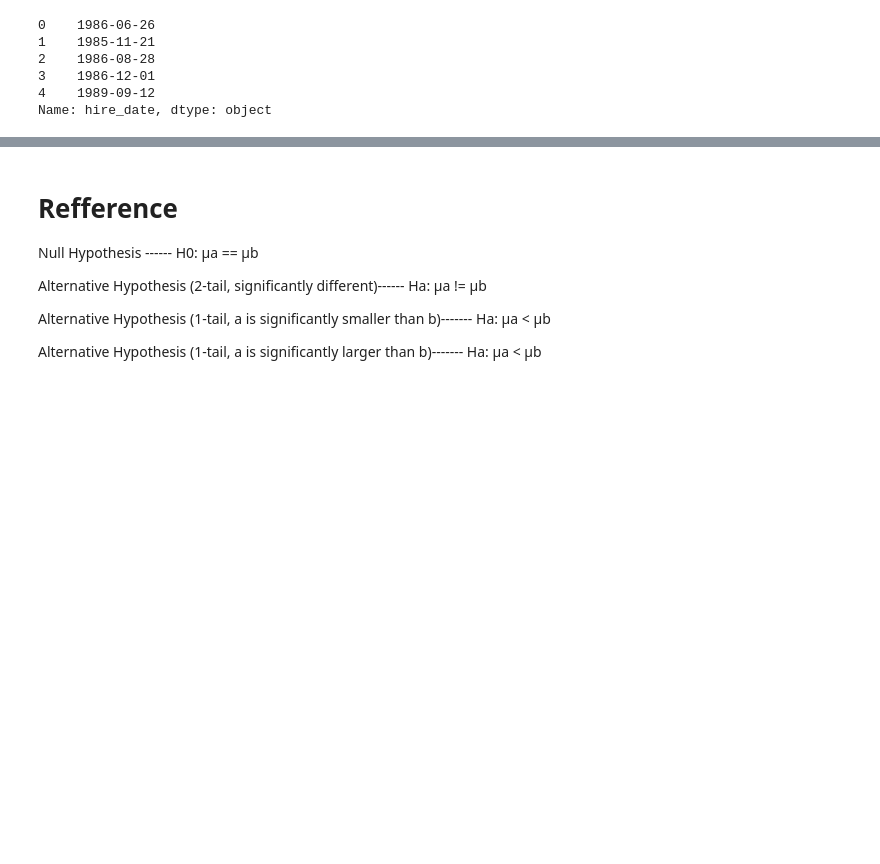
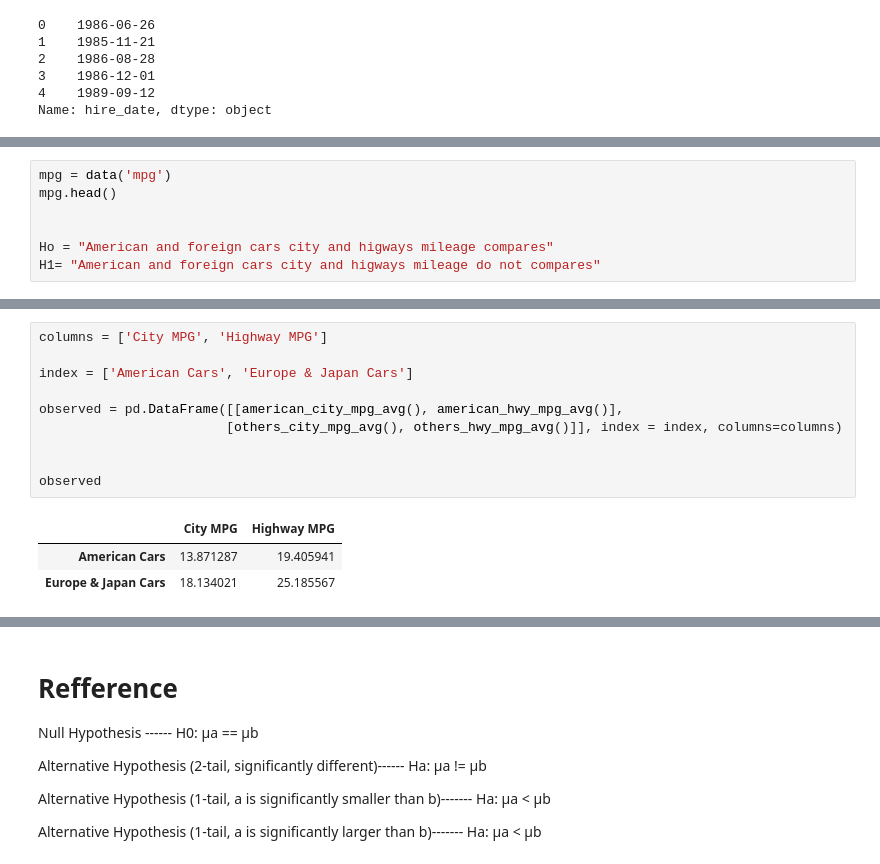
Before and after one commit to stephenkipkurui/statistics-exercises, a Jupyter notebook: hypothesis_testing.ipynb, the cells around one changed output, grey strips where cells are left out. Cells and saved outputs as stored; diff of their text form; blank space fills up the shorter version.

```diff
--- a/hypothesis_testing.ipynb
+++ b/hypothesis_testing.ipynb
@@ -816,0 +954,7 @@ SyntaxError: invalid syntax (171086302.py, line 1)
+# %%
+mpg = data('mpg')
+mpg.head()
+
+
+Ho = "American and foreign cars city and higways mileage compares"
+H1= "American and foreign cars city and higways mileage do not compares"
@@ -816,0 +1072,14 @@ SyntaxError: invalid syntax (171086302.py, line 1)
+# %%
+columns = ['City MPG', 'Highway MPG']
+
+index = ['American Cars', 'Europe & Japan Cars']
+
+observed = pd.DataFrame([[american_city_mpg_avg(), american_hwy_mpg_avg()],
+                        [others_city_mpg_avg(), others_hwy_mpg_avg()]], index = index, columns=columns)
+
+
+observed
+# %% [output]
+|  | City MPG | Highway MPG |
+| American Cars | 13.871287 | 19.405941 |
+| Europe & Japan Cars | 18.134021 | 25.185567 |
```
Also changed, not shown: parts of 22 cells of this notebook.
